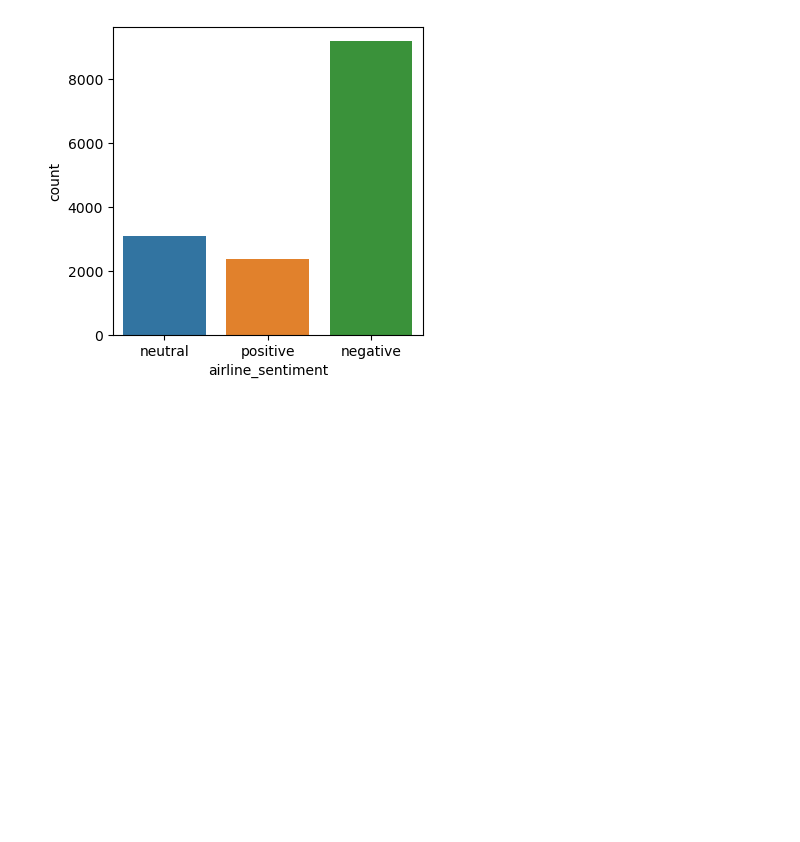
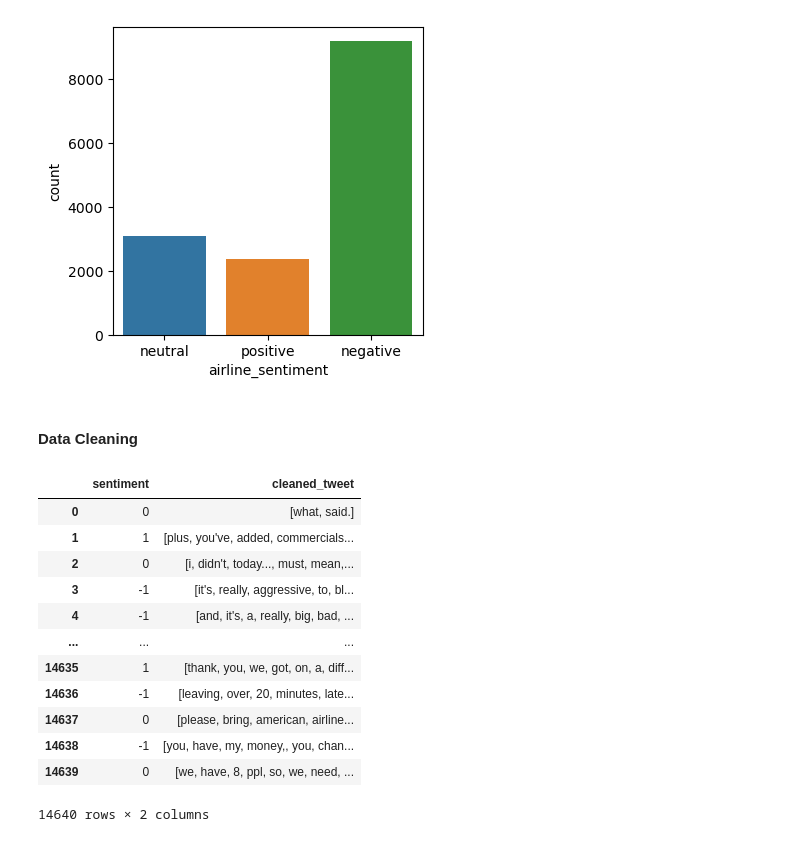
Before and after one commit to MatthewEthanTam/TwitterModel, a Jupyter notebook: TwitterAnalysis.ipynb, the cells around one changed output. Cells and saved outputs as stored; diff of their text form; code cells hidden in the pictures; blank space fills up the shorter version.

Commit message:
Pre-processing data

```diff
--- a/TwitterAnalysis.ipynb
+++ b/TwitterAnalysis.ipynb
@@ -45,3 +80,59 @@ plt.show()
 # %% [output]
 [figure]
 [figure]
+# %% [markdown]
+#### Data Cleaning
+# %%
+# Pre-processing inspiration from https://www.kaggle.com/code/nkitgupta/text-representations
+
+# def removePunctuation(text):
+#   tokenList = re.sub("[^a-zA-Z]", " ",text.lower()).split()
+#   return ' '.join(tokenList[2:])
+from nltk.corpus import stopwords
+from nltk.stem import SnowballStemmer
+from nltk.tokenize import RegexpTokenizer
+# getting stopping words
+stopwords = stopwords.words('english')
+tokenizer = RegexpTokenizer(r'\w+')
+#Removal of tags of people
+tags = r"@\w*"
+
+def removePunctuation(sentence):
+  sentence = [re.sub(tags, "", sentence)]
+  text = []
+  for word in sentence:
+      if word not in stopwords:
+              text.append(word.lower())
+  # return tokenizer.tokenize(" ".join(text))
+  return " ".join(text).split()
+# Sentiment range inspiration from https://www.kaggle.com/code/fahadmehfoooz/sentiment-analysis-svm-nb-bagging-boosting-rf-lstm
+def sentimentRange(value):
+  if value == 'positive':
+    return 1
+  elif value == 'negative' :
+    return -1
+  else :
+    return 0
+
+# 1 = positive, 0 = neutral, -1 = negative
+
+df = tweets_df
+df['cleaned_tweet'] = df['text'].apply(removePunctuation)
+df['sentiment'] = df['airline_sentiment'].apply(sentimentRange)
+df[["sentiment",'cleaned_tweet']]
+# l = df['cleaned_tweet']
+# print(l[1])
+# %% [output]
+|  | sentiment | cleaned_tweet |
+| 0 | 0 | [what, said.] |
+| 1 | 1 | [plus, you've, added, commercials... |
+| 2 | 0 | [i, didn't, today..., must, mean,... |
+| 3 | -1 | [it's, really, aggressive, to, bl... |
+| 4 | -1 | [and, it's, a, really, big, bad, ... |
+| ... | ... | ... |
+| 14635 | 1 | [thank, you, we, got, on, a, diff... |
+| 14636 | -1 | [leaving, over, 20, minutes, late... |
+| 14637 | 0 | [please, bring, american, airline... |
+| 14638 | -1 | [you, have, my, money,, you, chan... |
+| 14639 | 0 | [we, have, 8, ppl, so, we, need, ... |
+14640 rows × 2 columns
```
Also changed, not shown: parts of 5 cells of this notebook.
